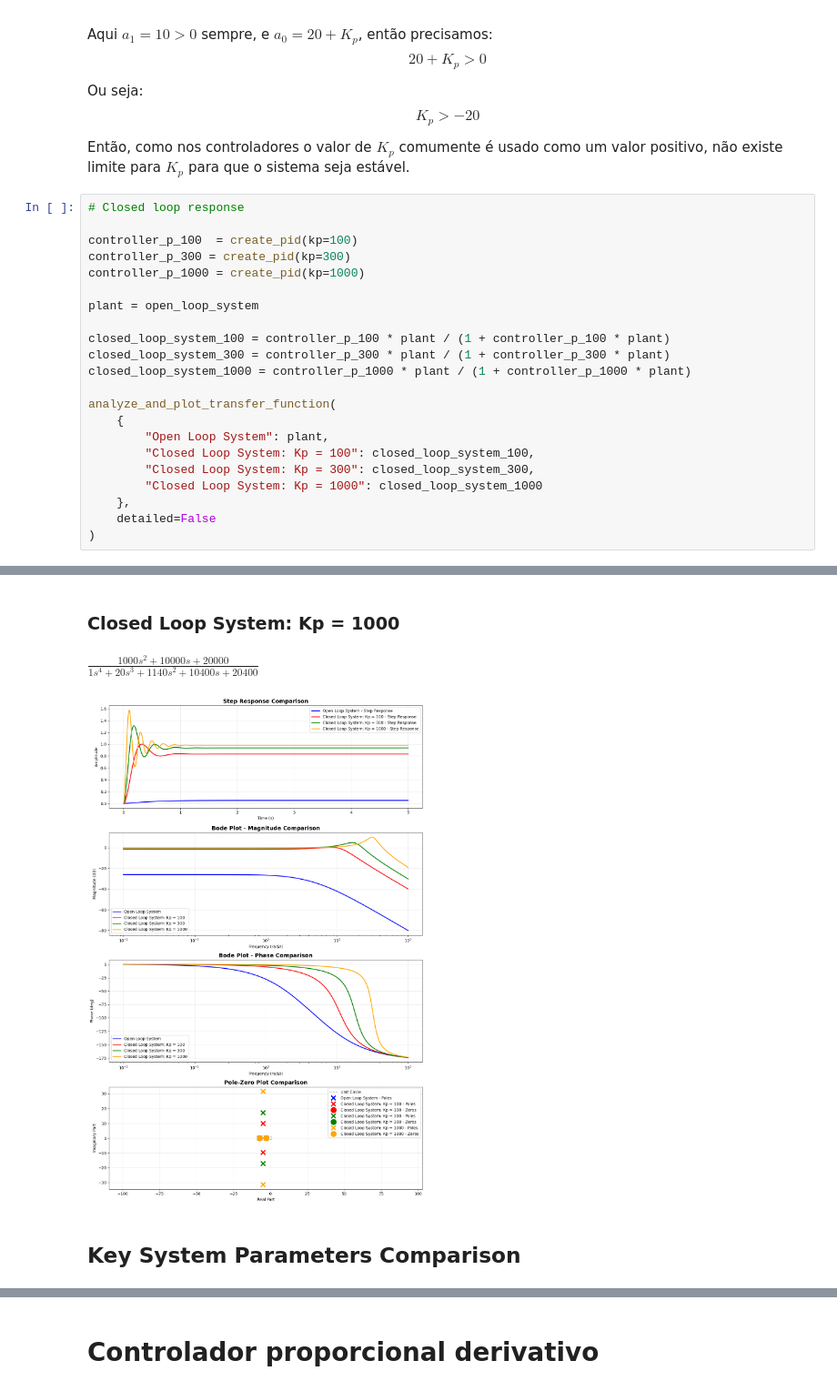
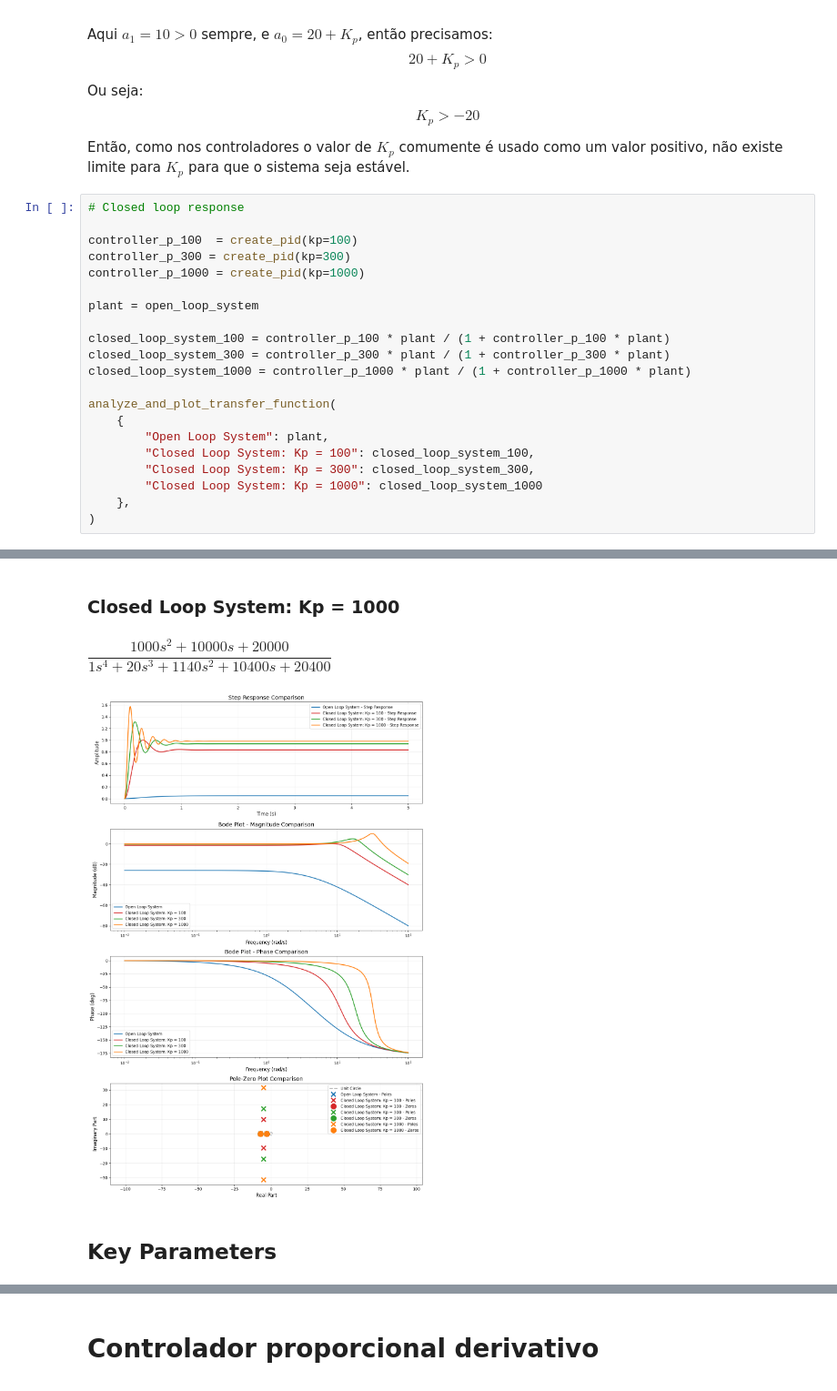
Before and after one commit to joaomariolago/ifsc-control-systems, a Jupyter notebook: control_systems_1/task/effects-of-pid-actions/resolution.ipynb, the cells around one changed output, grey strips where cells are left out. Shown at 91% size. Cells and saved outputs as stored; diff of their text form.

```diff
--- a/control_systems_1/task/effects-of-pid-actions/resolution.ipynb
+++ b/control_systems_1/task/effects-of-pid-actions/resolution.ipynb
@@ -719,7 +363,6 @@ analyze_and_plot_transfer_function(
 		"Closed Loop System: Kp = 300": closed_loop_system_300,
 		"Closed Loop System: Kp = 1000": closed_loop_system_1000
 	},
-	detailed=False
 )
 # %% [output]
 ## Transfer Functions
@@ -732,6 +375,6 @@ $\displaystyle \frac{300s^2 + 3000s + 6000}{1s^4 + 20s^3 + 440s^2 + 3400s + 6400
 ### Closed Loop System: Kp = 1000
-$\displaystyle \frac{1000s^2 + 10000s + 20000}{1s^4 + 20s^3 + 1140s^2 + 10400s + 20400}$
+$\displaystyle \dfrac{1000 s^2 + 10000 s + 20000}{1 s^4 + 20 s^3 + 1140 s^2 + 10400 s + 20400}$
-[figure, old version]
+[figure, new version]
-## Key System Parameters Comparison
+## Key Parameters
 | Parameter | Unit | Open Loop System | Closed Loop System: Kp = 100 | Closed Loop System: Kp = 300 | Closed Loop System: Kp = 1000 |
 |-----------|------|------|------|------|------|
```
Also changed, not shown: parts of 12 cells of this notebook.
